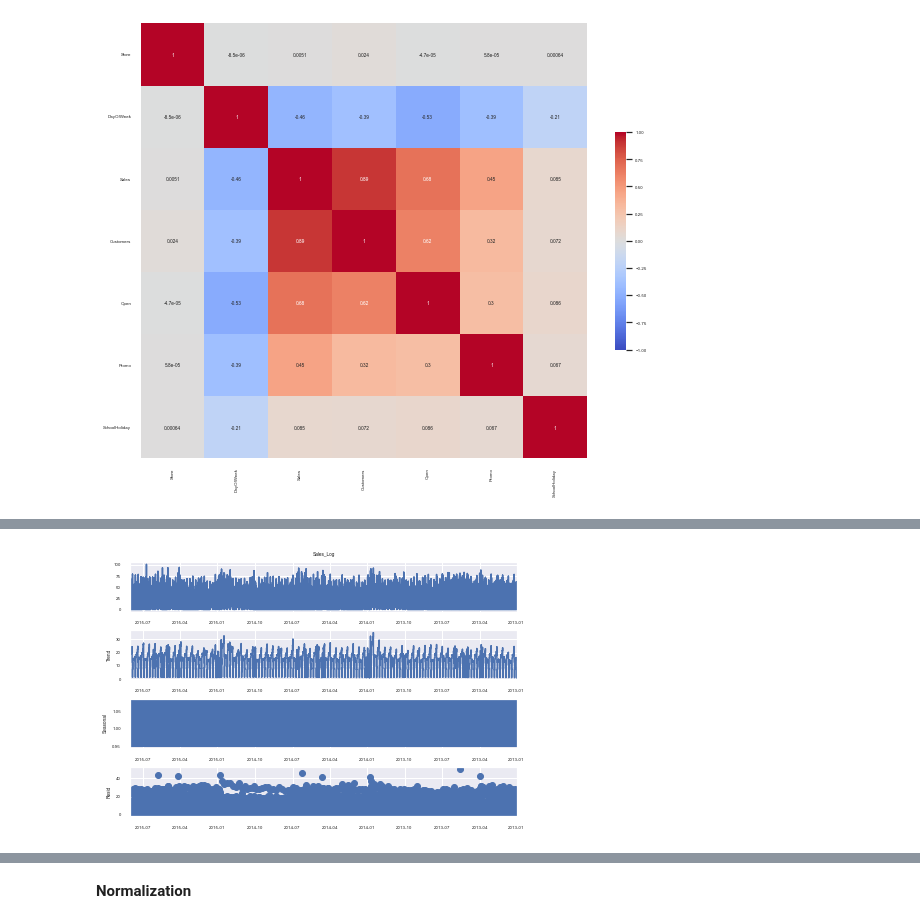
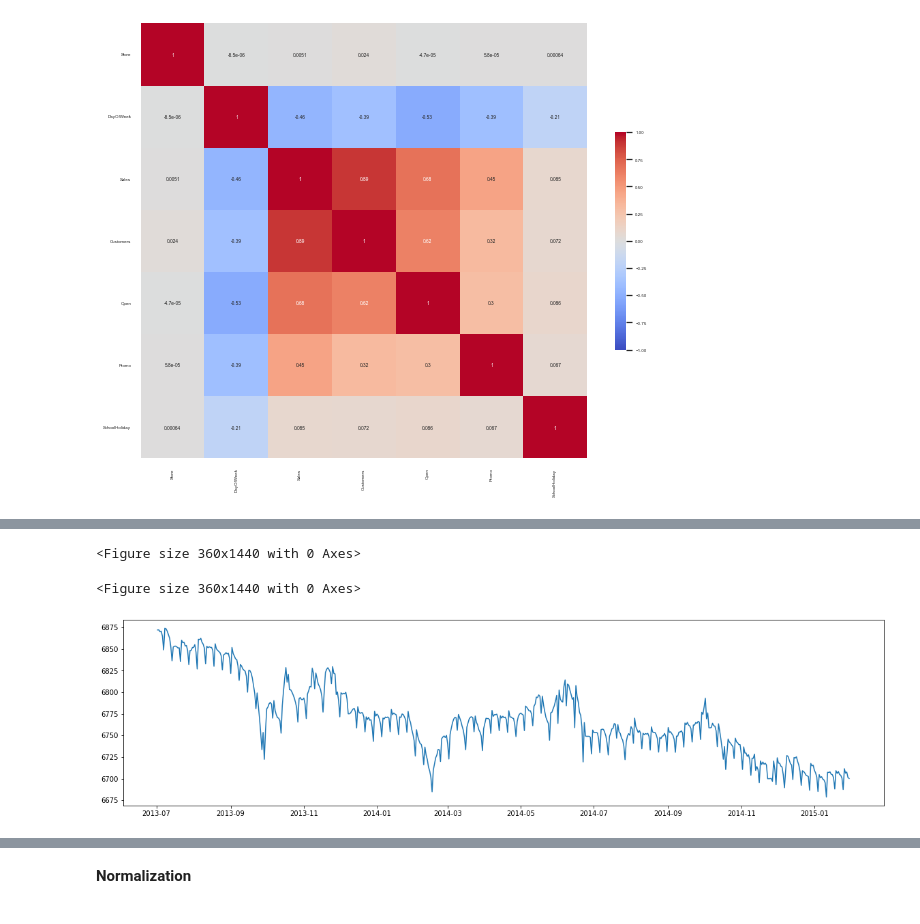
Before and after one commit to Emilye42/INFO442, a Jupyter notebook: code/SARIMA.ipynb, the cells around one changed output, grey strips where cells are left out. Saved outputs shown, nothing was run; the diff lists cells and outputs as text; code cells hidden in the pictures.

```diff
--- a/code/SARIMA.ipynb
+++ b/code/SARIMA.ipynb
@@ -203,11 +234,20 @@ train
 # %%
 from statsmodels.tsa.seasonal import seasonal_decompose
 
-train['Sales_Log'] = train['Sales']*100 + 1
-result = seasonal_decompose(train['Sales_Log'], model='multiplicative', period=365*2)
+decomposition = seasonal_decompose(sales_a, model='additive', period=365)
 
 
-result.plot()#trend seasonal residual
-plt.show()
+estimated_trend = decomposition.trend
+estimated_seasonal = decomposition.seasonal
+estimated_residual = decomposition.resid
+
+plt.figure(figsize=(5, 20))
 # %% [output]
-[figure, removed]
+<Figure size 360x1440 with 0 Axes>
+<Figure size 360x1440 with 0 Axes>
+# %%
+plt.figure(figsize=(20, 5))
+plt.plot(estimated_trend)
+plt.show()
+# %% [output]
+[figure, added]
```
Also changed, not shown: parts of 47 cells of this notebook.
